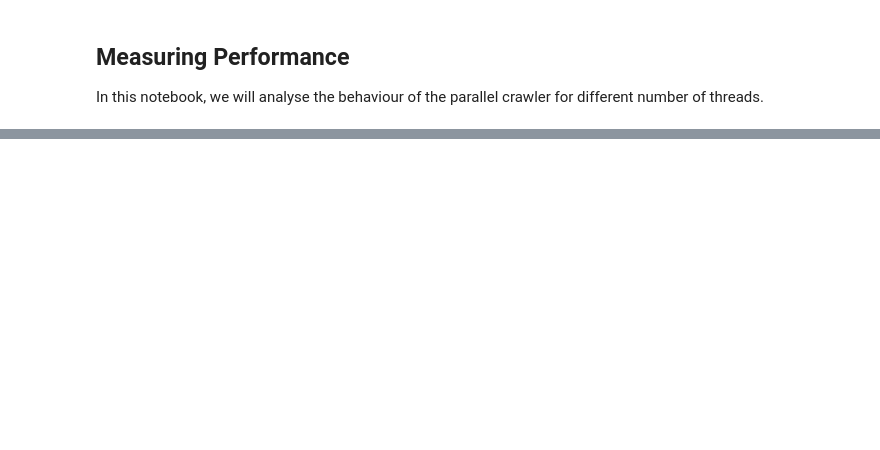
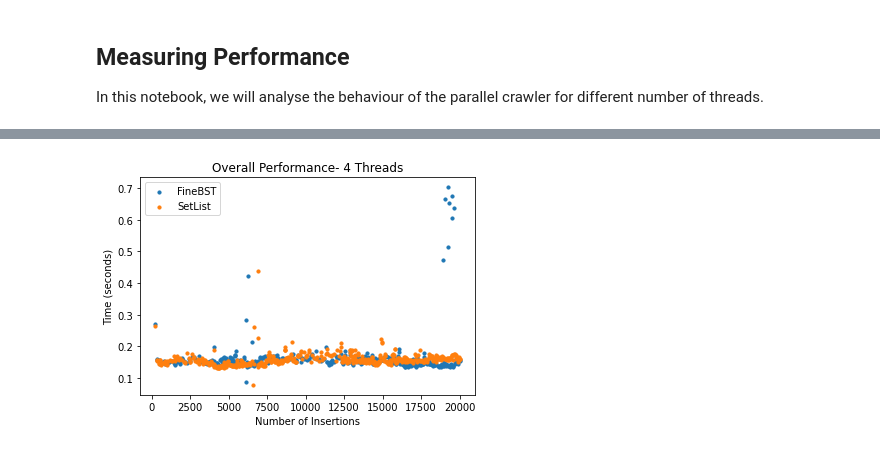
Before and after one commit to maikaedberg/ParallelCrawling, a Jupyter notebook: plot_times.ipynb, the cells around one changed output, grey strips where cells are left out. Drawn from its saved outputs; the diff is of its cells as text; code cells hidden in the pictures; blank space fills up the shorter version.

```diff
--- a/plot_times.ipynb
+++ b/plot_times.ipynb
@@ -125,21 +77,0 @@ plt.show()
-# %%
-plt.title("Link Crawler Performance - FineBST ")
-plt.xlabel("Number of Threads")
-plt.ylabel("Time (seconds)")
-
-for (thread_no, thread_no_info) in time_insertion_bst.items():
-
-    X = list(time_insertion_bst[thread_no].keys())
-    Y = []
-
-    time_overall = 0
-    for i in range(len(X)):
-        time_overall += time_insertion_bst[thread_no][X[i]]
-        Y.append(time_overall*1e-6)
-    if thread_no == 1:
-        plt.plot(X,Y, label = f"{thread_no} thread")
-    else:
-        plt.plot(X,Y, label = f"{thread_no} threads")
-
-plt.legend()
-plt.show()
@@ -165,0 +87,21 @@ plt.show()
+# %%
+thread_no = 4
+title = f"Overall Performance- {thread_no} Threads"
+plt.title(title)
+plt.xlabel("Number of Insertions")
+plt.ylabel("Time (seconds)")
+
+X_BST = list(time_overall_bst[thread_no].keys())
+Y_BST = [ i*1e-6 for i in time_overall_bst[thread_no].values() ]
+
+X_SL = list(time_overall_sl[thread_no].keys())
+Y_SL = [ i*1e-6 for i in time_overall_sl[thread_no].values()]
+
+plt.scatter(X_BST, Y_BST, label = f"FineBST",s=5)
+plt.scatter(X_SL, Y_SL, label = f"SetList",s=5)
+
+plt.savefig(f'figures/{title}.jpg')
+plt.legend()
+plt.show()
+# %% [output]
+[figure, added]
```
Also changed, not shown: parts of 10 cells of this notebook, 8 other files.
